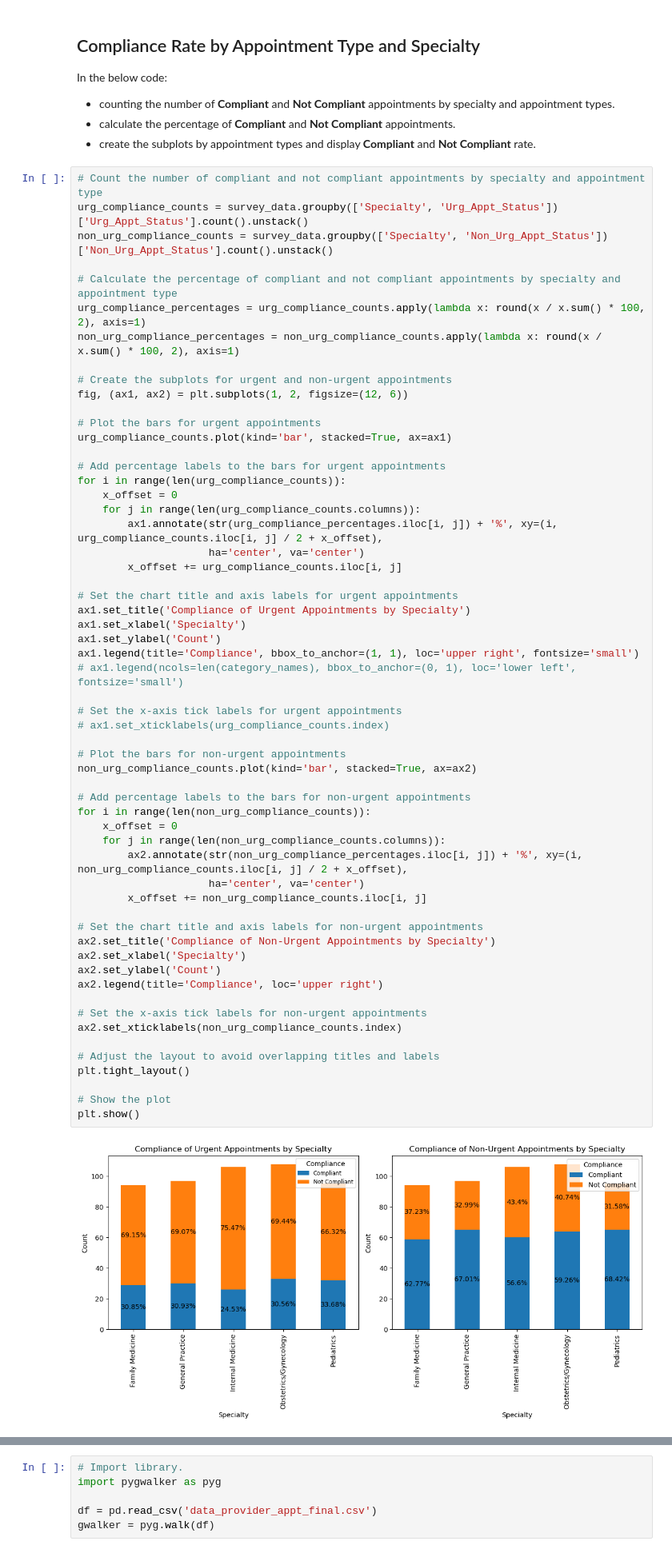
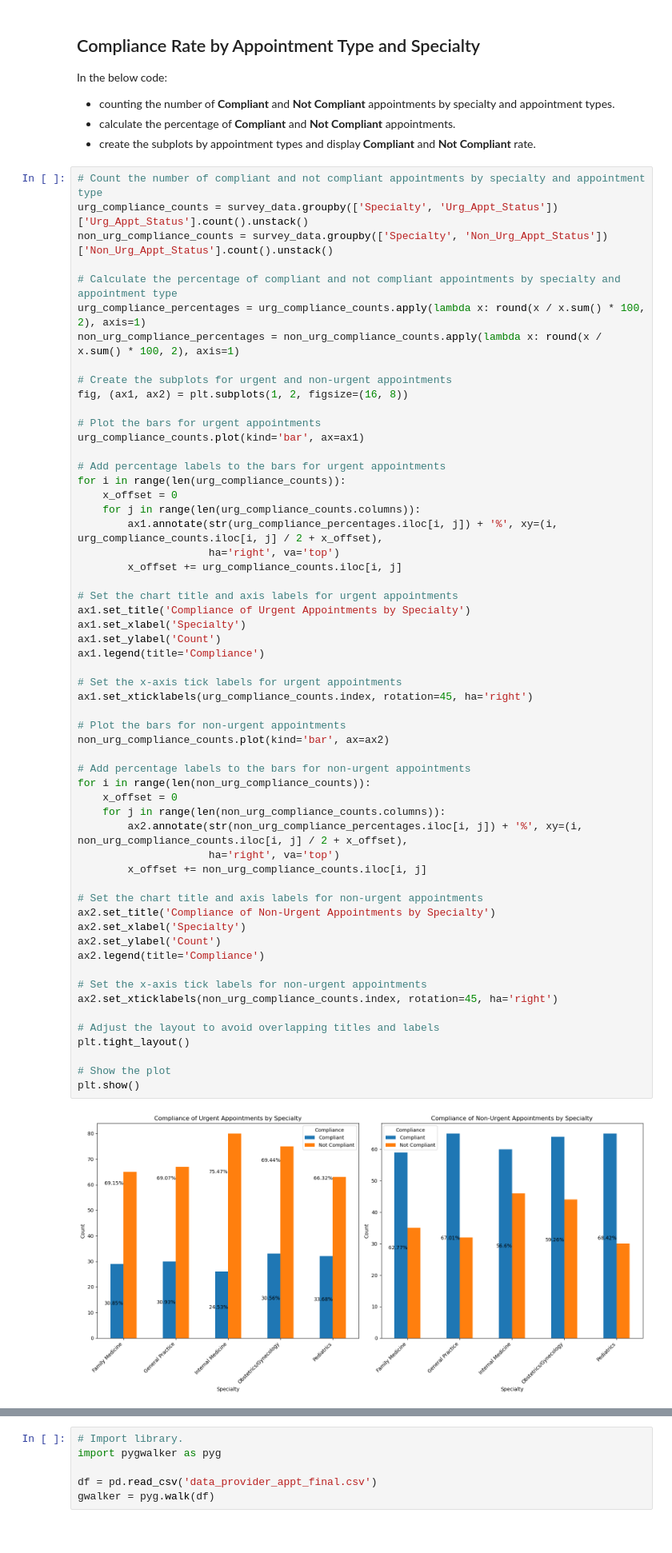
Before and after one commit to shahbijay/provider-appt-kymc, a Jupyter notebook: provider-appt-dboard.ipynb, the cells around one changed output, grey strips where cells are left out. Shown at 80% size. Cells and saved outputs as stored; diff of their text form.

```diff
--- a/provider-appt-dboard.ipynb
+++ b/provider-appt-dboard.ipynb
@@ -397,56 +425,55 @@ urg_compliance_percentages = urg_compliance_counts.apply(lambda x: round(x / x.s
 non_urg_compliance_percentages = non_urg_compliance_counts.apply(lambda x: round(x / x.sum() * 100, 2), axis=1)
 
 # Create the subplots for urgent and non-urgent appointments
-fig, (ax1, ax2) = plt.subplots(1, 2, figsize=(12, 6))
+fig, (ax1, ax2) = plt.subplots(1, 2, figsize=(16, 8))
 
 # Plot the bars for urgent appointments
-urg_compliance_counts.plot(kind='bar', stacked=True, ax=ax1)
+urg_compliance_counts.plot(kind='bar', ax=ax1)
 
 # Add percentage labels to the bars for urgent appointments
 for i in range(len(urg_compliance_counts)):
     x_offset = 0
     for j in range(len(urg_compliance_counts.columns)):
         ax1.annotate(str(urg_compliance_percentages.iloc[i, j]) + '%', xy=(i, urg_compliance_counts.iloc[i, j] / 2 + x_offset),
-                     ha='center', va='center')
+                     ha='right', va='top')
         x_offset += urg_compliance_counts.iloc[i, j]
 
 # Set the chart title and axis labels for urgent appointments
 ax1.set_title('Compliance of Urgent Appointments by Specialty')
 ax1.set_xlabel('Specialty')
 ax1.set_ylabel('Count')
-ax1.legend(title='Compliance', bbox_to_anchor=(1, 1), loc='upper right', fontsize='small')
-# ax1.legend(ncols=len(category_names), bbox_to_anchor=(0, 1), loc='lower left', fontsize='small')
+ax1.legend(title='Compliance')
 
 # Set the x-axis tick labels for urgent appointments
-# ax1.set_xticklabels(urg_compliance_counts.index)
+ax1.set_xticklabels(urg_compliance_counts.index, rotation=45, ha='right')
 
 # Plot the bars for non-urgent appointments
-non_urg_compliance_counts.plot(kind='bar', stacked=True, ax=ax2)
+non_urg_compliance_counts.plot(kind='bar', ax=ax2)
 
 # Add percentage labels to the bars for non-urgent appointments
 for i in range(len(non_urg_compliance_counts)):
     x_offset = 0
     for j in range(len(non_urg_compliance_counts.columns)):
         ax2.annotate(str(non_urg_compliance_percentages.iloc[i, j]) + '%', xy=(i, non_urg_compliance_counts.iloc[i, j] / 2 + x_offset),
-                     ha='center', va='center')
+                     ha='right', va='top')
         x_offset += non_urg_compliance_counts.iloc[i, j]
 
 # Set the chart title and axis labels for non-urgent appointments
 ax2.set_title('Compliance of Non-Urgent Appointments by Specialty')
 ax2.set_xlabel('Specialty')
 ax2.set_ylabel('Count')
-ax2.legend(title='Compliance', loc='upper right')
+ax2.legend(title='Compliance')
 
 # Set the x-axis tick labels for non-urgent appointments
-ax2.set_xticklabels(non_urg_compliance_counts.index)
+ax2.set_xticklabels(non_urg_compliance_counts.index, rotation=45, ha='right')
 
 # Adjust the layout to avoid overlapping titles and labels
 plt.tight_layout()
 
 # Show the plot
 plt.show()
 # %% [output]
-[figure, old version]
+[figure, new version]
 # %% [markdown]
 # Optional Content.
 ## User can analyze and configure this graph based on their need.
```
Also changed, not shown: parts of 5 cells of this notebook, 1 other file.
